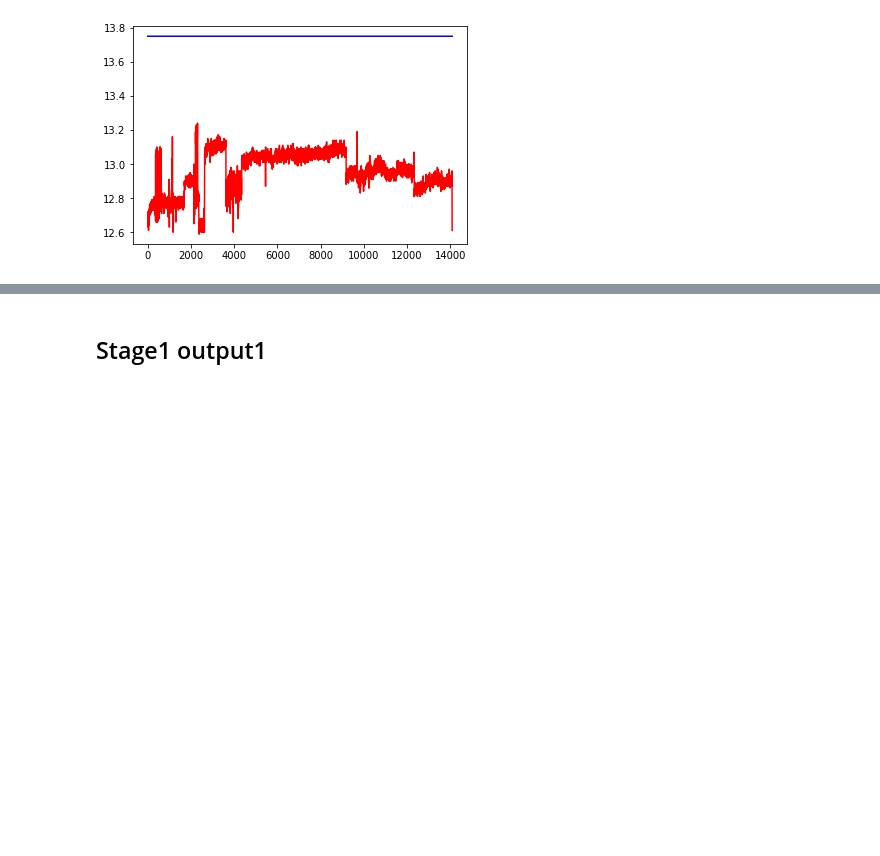
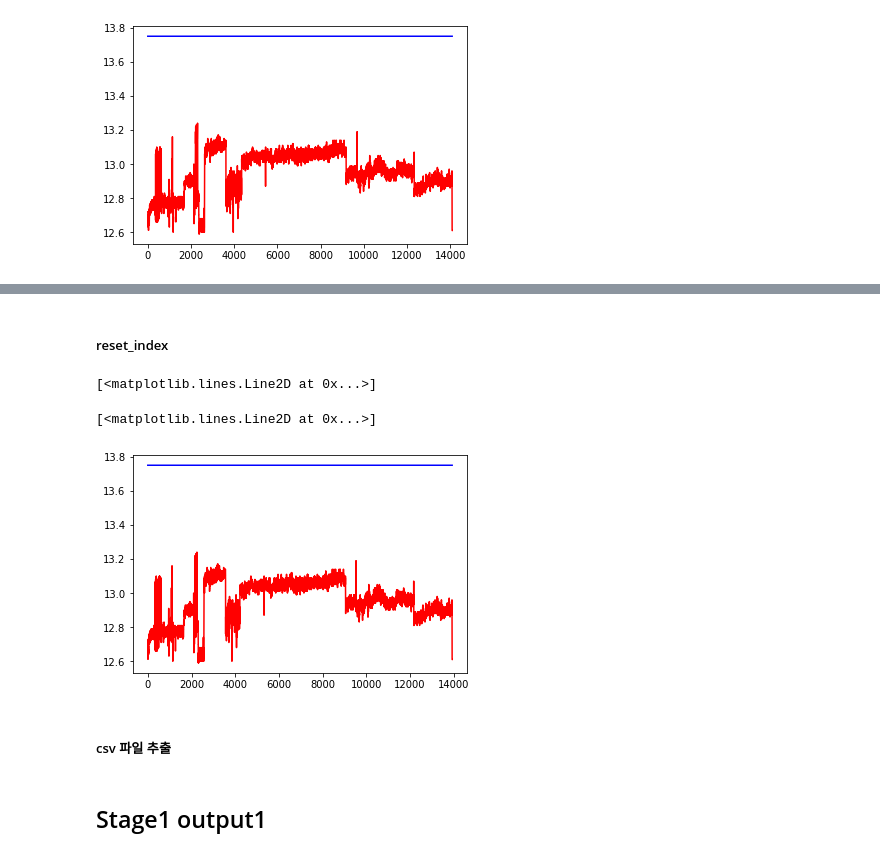
Before and after one commit to kimjaegu/continuous_factory_process, a Jupyter notebook: seunghoon_code/stage1_preprocessing.ipynb, the cells around one changed output, grey strips where cells are left out. Cells and saved outputs as stored; diff of their text form; code cells hidden in the pictures; blank space fills up the shorter version.

```diff
--- a/seunghoon_code/stage1_preprocessing.ipynb
+++ b/seunghoon_code/stage1_preprocessing.ipynb
@@ -95,0 +61,11 @@ X0_reduced
+# %% [markdown]
+##### reset_index
+# %%
+plt.plot(df0_reduced.reset_index(drop = True)["Stage1.Output.Measurement0.U.Actual"], "r")
+plt.plot(df0_reduced.reset_index(drop = True)["Stage1.Output.Measurement0.U.Setpoint"], "b")
+# %% [output]
+[<matplotlib.lines.Line2D at 0x...>]
+[<matplotlib.lines.Line2D at 0x...>]
+[figure, added]
+# %% [markdown]
+##### csv 파일 추출
```
Also changed, not shown: parts of 92 cells of this notebook, 19 other files.
